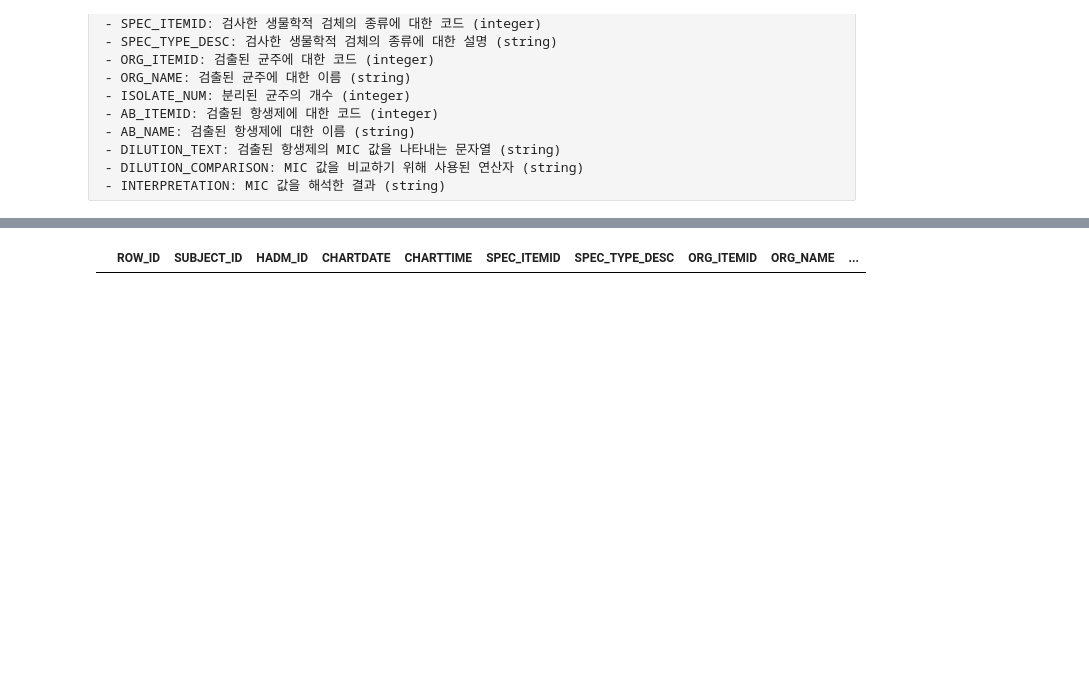
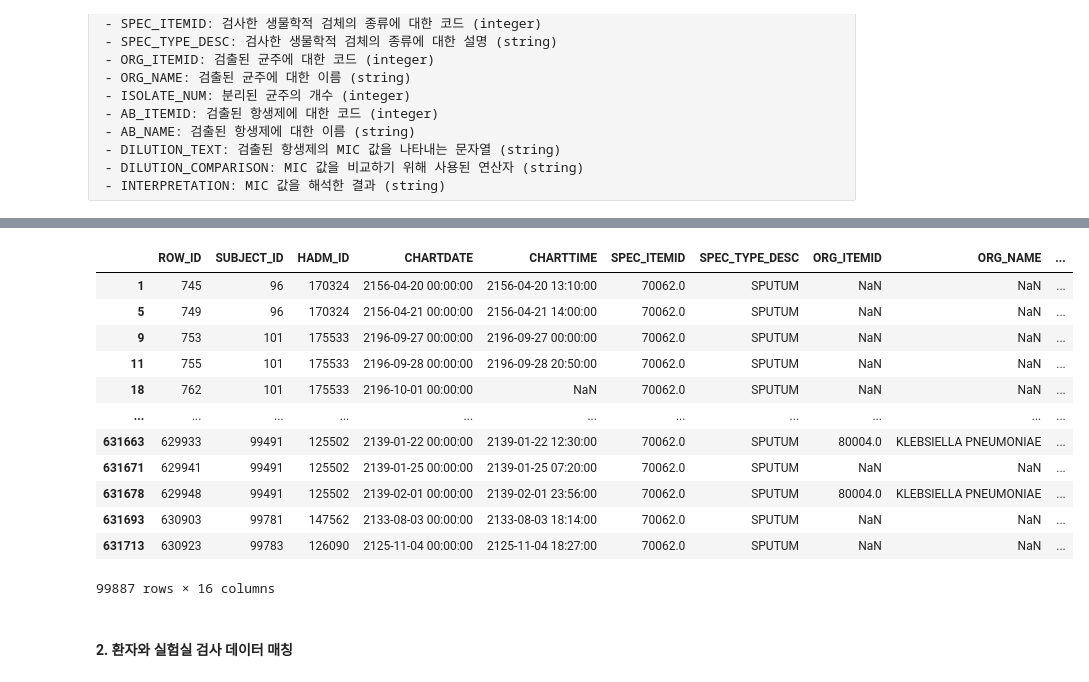
Before and after one commit to NohJangHyun/MIMIC-III-mortality-prediction, a Jupyter notebook: Data Extract/Tabular Data/Laboratory Value Data Extract.ipynb, the cells around one changed output, grey strips where cells are left out. Saved outputs shown, nothing was run; the diff lists cells and outputs as text; code cells hidden in the pictures; blank space fills up the shorter version.

Commit message:
Data Extract 진행 중, MICROBIOLOGYEVENTS table에서 99,887개의 data 추출, time-series data도 섞여 있어서 기존의 data와 어떻게 merge할지 고민 중

```diff
--- a/Data Extract/Tabular Data/Laboratory Value Data Extract.ipynb
+++ b/Data Extract/Tabular Data/Laboratory Value Data Extract.ipynb
@@ -21,13 +21,16 @@ df = pd.read_csv("/data/PUBLIC_DATA/MIMIC-III/D_ITEMS.csv")
 # 1. ChatGPT에게 물어본 호흡기 관련 LABEL의 ITEMID
 L_list = ["Arterial Blood Gas", "Blood Gas Analysis", "Capillary Blood Gas", "Central Venous Blood Gas", "Chest Tube Output", "Mechanical Ventilation", "Nasal Cannula Flow Rate",
         "Oxygen Saturation", "Peak Inspiratory Pressure", "Peak End-Expiratory Pressure", "Peak Flow", "Positive End-Expiratory Pressure", "Respiratory Rate", "Sputum", "Tracheostomy",
-        "Ventilation Fraction"]
-df1 = df[df['LABEL'].isin(L_list)]
+        "Ventilation Fraction", "Respiratory", "Breathing", "Ventilation", "Pulmonary", "Spirometry", "Capnography", "Oximetry"]
+
+df['LABEL'] = df['LABEL'].str.lower() #소문자로 변경
+df1 = df[df['LABEL'].isin([x.lower() for x in L_list])]
 ID1 = df1["ITEMID"].tolist()
-print("1.", len(ID2))
+print("1.", len(ID1))
 
 # 2. Category가 Respiratory인 ITEMID
-df2 = df[df['CATEGORY']=="Respiratory"]
+df['CATEGORY'] = df['CATEGORY'].str.lower() #소문자로 변경
+df2 = df[df['CATEGORY']=="respiratory"]
 ID2 = df2["ITEMID"].tolist()
 print("2.", len(ID2))
 
@@ -173,4 +134,19 @@ df
 # %%
-df[df[["SPEC_ITEMID", "ORG_ITEMID", "AB_ITEMID"]].isin(ID_list).any(axis=1)]
+df = df[df[["SPEC_ITEMID", "ORG_ITEMID", "AB_ITEMID"]].isin(ID_list).any(axis=1)]
+df
 # %% [output]
 |  | ROW_ID | SUBJECT_ID | HADM_ID | CHARTDATE | CHARTTIME | SPEC_ITEMID | SPEC_TYPE_DESC | ORG_ITEMID | ORG_NAME | ... |
+| 1 | 745 | 96 | 170324 | 2156-04-20 00:00:00 | 2156-04-20 13:10:00 | 70062.0 | SPUTUM | NaN | NaN | ... |
+| 5 | 749 | 96 | 170324 | 2156-04-21 00:00:00 | 2156-04-21 14:00:00 | 70062.0 | SPUTUM | NaN | NaN | ... |
+| 9 | 753 | 101 | 175533 | 2196-09-27 00:00:00 | 2196-09-27 00:00:00 | 70062.0 | SPUTUM | NaN | NaN | ... |
+| 11 | 755 | 101 | 175533 | 2196-09-28 00:00:00 | 2196-09-28 20:50:00 | 70062.0 | SPUTUM | NaN | NaN | ... |
+| 18 | 762 | 101 | 175533 | 2196-10-01 00:00:00 | NaN | 70062.0 | SPUTUM | NaN | NaN | ... |
+| ... | ... | ... | ... | ... | ... | ... | ... | ... | ... | ... |
+| 631663 | 629933 | 99491 | 125502 | 2139-01-22 00:00:00 | 2139-01-22 12:30:00 | 70062.0 | SPUTUM | 80004.0 | KLEBSIELLA PNEUMONIAE | ... |
+| 631671 | 629941 | 99491 | 125502 | 2139-01-25 00:00:00 | 2139-01-25 07:20:00 | 70062.0 | SPUTUM | NaN | NaN | ... |
+| 631678 | 629948 | 99491 | 125502 | 2139-02-01 00:00:00 | 2139-02-01 23:56:00 | 70062.0 | SPUTUM | 80004.0 | KLEBSIELLA PNEUMONIAE | ... |
+| 631693 | 630903 | 99781 | 147562 | 2133-08-03 00:00:00 | 2133-08-03 18:14:00 | 70062.0 | SPUTUM | NaN | NaN | ... |
+| 631713 | 630923 | 99783 | 126090 | 2125-11-04 00:00:00 | 2125-11-04 18:27:00 | 70062.0 | SPUTUM | NaN | NaN | ... |
+99887 rows × 16 columns
+# %% [markdown]
+#### 2. 환자와 실험실 검사 데이터 매칭
```
Also changed, not shown: parts of 12 cells of this notebook, 3 other files.
